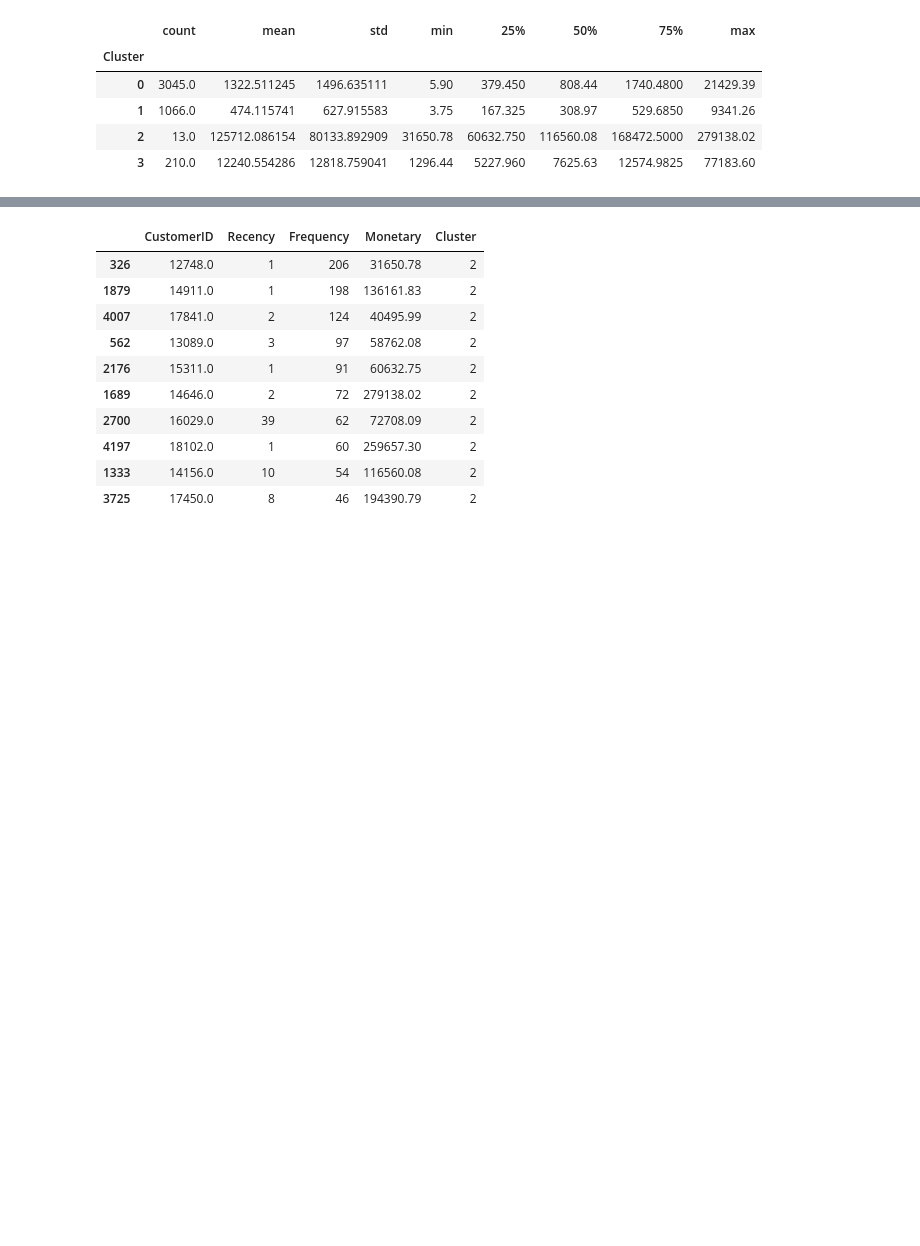
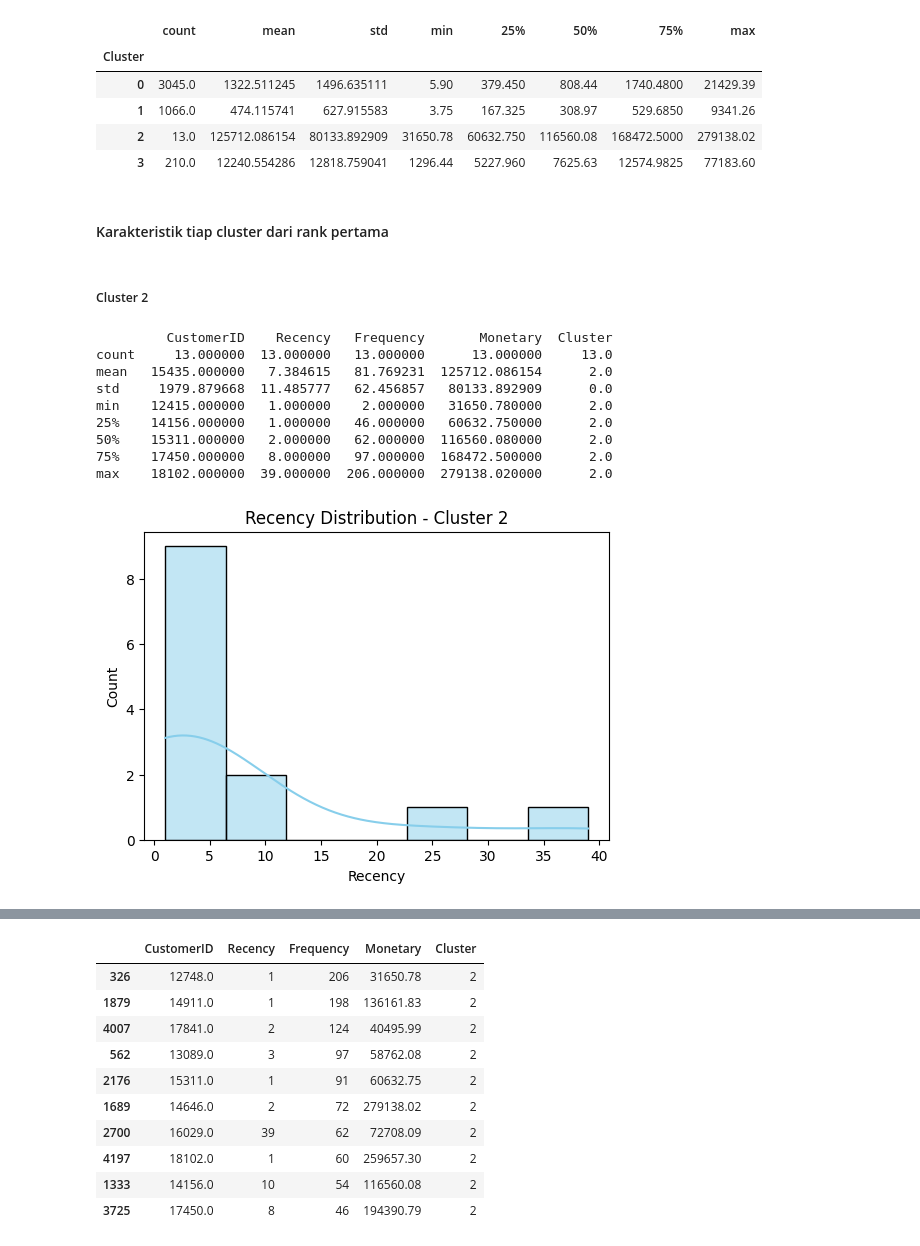
Before and after one commit to isyraffajar/Capstone-Asah, a Jupyter notebook: CustomerSegmentation.ipynb, the cells around one changed output, grey strips where cells are left out. Cells and saved outputs as stored; diff of their text form; code cells hidden in the pictures; blank space fills up the shorter version.

Commit message:
Add clusters characteristics

```diff
--- a/CustomerSegmentation.ipynb
+++ b/CustomerSegmentation.ipynb
@@ -906,3 +937,30 @@ for column in rfm.columns:
 | 1 | 1066.0 | 474.115741 | 627.915583 | 3.75 | 167.325 | 308.97 | 529.6850 | 9341.26 |
 | 2 | 13.0 | 125712.086154 | 80133.892909 | 31650.78 | 60632.750 | 116560.08 | 168472.5000 | 279138.02 |
 | 3 | 210.0 | 12240.554286 | 12818.759041 | 1296.44 | 5227.960 | 7625.63 | 12574.9825 | 77183.60 |
+# %% [markdown]
+#### Karakteristik tiap cluster dari rank pertama
+# %% [markdown]
+##### Cluster 2
+# %%
+cluster2 = rfm[rfm['Cluster']==2]
+cluster2_desc = cluster2.describe()
+print(cluster2_desc)
+
+# Recency
+plt.figure(figsize=(6,4))
+sns.histplot(cluster2['Recency'], kde=True, color='skyblue')
+plt.title('Recency Distribution - Cluster 2')
+plt.xlabel('Recency')
+plt.ylabel('Count')
+plt.show()
+# %% [output]
+         CustomerID    Recency   Frequency       Monetary  Cluster
+count     13.000000  13.000000   13.000000      13.000000     13.0
+mean   15435.000000   7.384615   81.769231  125712.086154      2.0
+std     1979.879668  11.485777   62.456857   80133.892909      0.0
+min    12415.000000   1.000000    2.000000   31650.780000      2.0
+25%    14156.000000   1.000000   46.000000   60632.750000      2.0
+50%    15311.000000   2.000000   62.000000  116560.080000      2.0
+75%    17450.000000   8.000000   97.000000  168472.500000      2.0
+max    18102.000000  39.000000  206.000000  279138.020000      2.0
+[figure, added]
```
Also changed, not shown: parts of 25 cells of this notebook.
